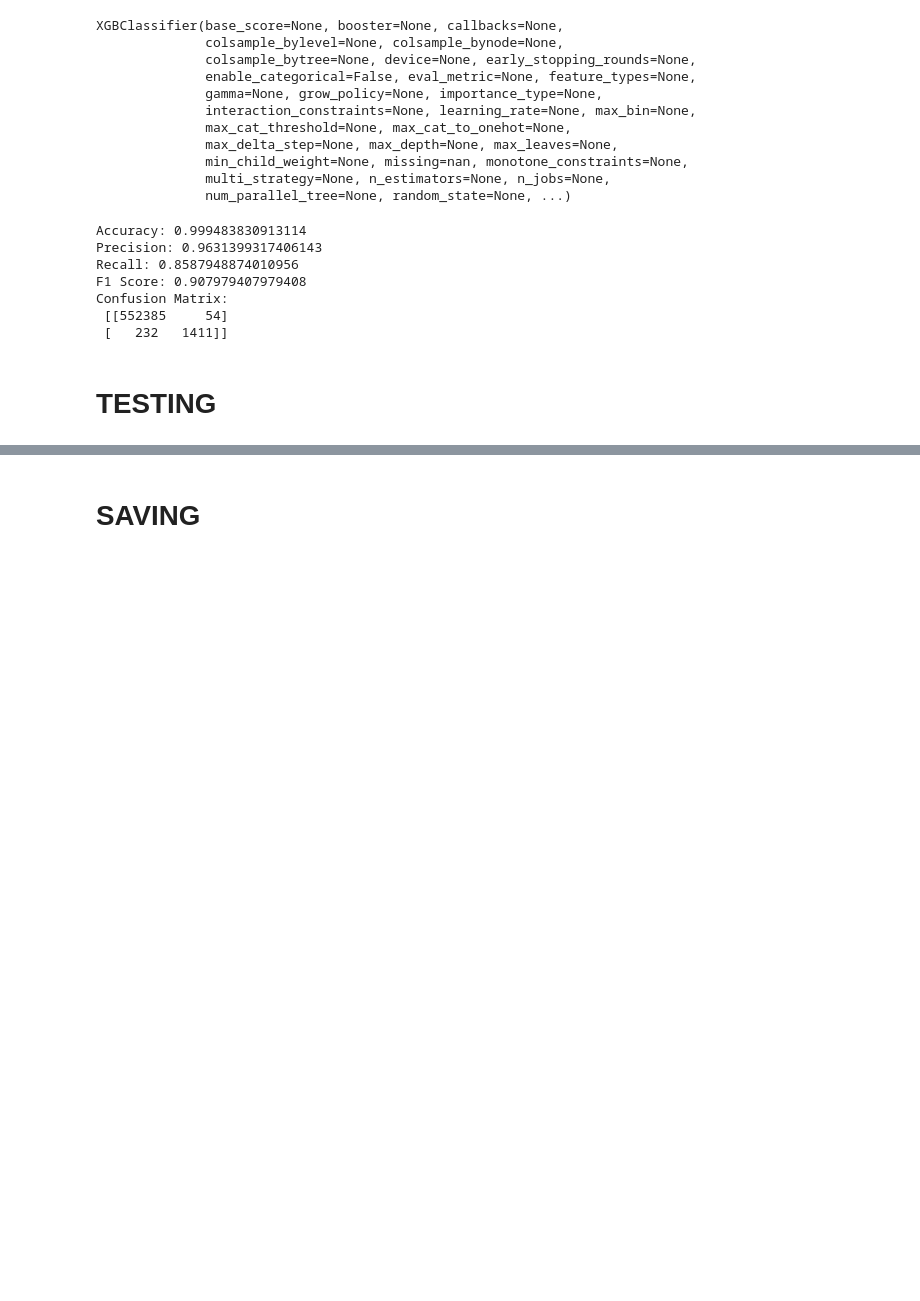
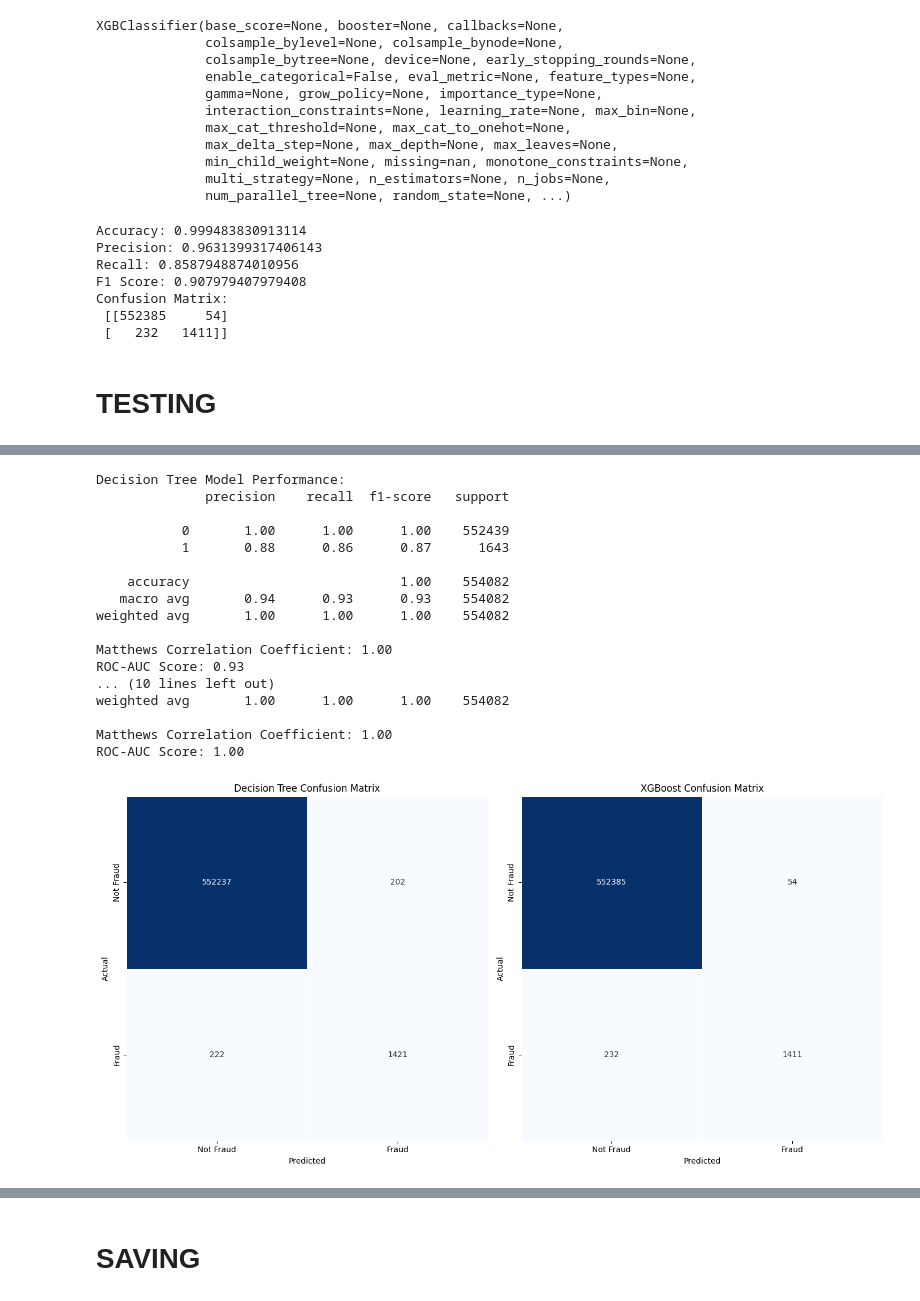
Before and after one commit to Abdullah1423/ML_fraud_Detection, a Jupyter notebook: fraud_Detection.ipynb, the cells around one changed output, grey strips where cells are left out. Cells and saved outputs as stored; diff of their text form; code cells hidden in the pictures; blank space fills up the shorter version.

```diff
--- a/fraud_Detection.ipynb
+++ b/fraud_Detection.ipynb
@@ -357,5 +358,12 @@ print("Classification Report:\n", classification_report(Y_test, Y_pred_SVM))
 # %% [markdown]
 ### FeedFowrward
+# %%
+# Apply undersampling to balance the data
+undersampler = RandomUnderSampler(random_state=42)
+X_resampled, y_resampled = undersampler.fit_resample(X, Y)
+# %%
+# Split the resampled dataset into training and testing sets
+X_train, X_test, y_train, y_test = train_test_split(X_resampled, y_resampled, test_size=0.2, random_state=42)
 # %%
 class FFNN(nn.Module):
     def __init__(self, input_size, hidden_size, output_size):
@@ -452,6 +459,10 @@ Confusion Matrix:
 # %%
 # Define the model
 modelDTC = DecisionTreeClassifier()
+# %%
+X = DB_Pros[['step', 'type', 'amount', 'oldbalanceOrig', 'newbalanceOrig', 'oldbalanceDest', 'newbalanceDest','percentage_NEW','percentage_OLD']]
+Y = DB_Pros['isFraud']
+X_train, X_test, Y_train, Y_test = train_test_split(X, Y, test_size=0.2, random_state=42, stratify=Y)
 # %%
 # Train the model
 modelDTC.fit(X_train, Y_train)
@@ -533,6 +551,6 @@ Confusion Matrix:
 # %%
-y_pred = modelDTC.predict(X_test)
-predicted_probabilities = modelDTC.predict_proba(X_test)
+y_pred = modelXGB.predict(X_test)
+predicted_probabilities = modelXGB.predict_proba(X_test)
 accuracy = accuracy_score(Y_test, y_pred)
 
 print(classification_report(Y_test, y_pred))
@@ -577,0 +578,56 @@ ValueError: Classification metrics can't handle a mix of continuous-multioutput
+# %%
+def compare_models(modelDTC, modelXGB, X_test, y_test, labels=['Not Fraud', 'Fraud']):
+    models = [modelDTC, modelXGB]
+    model_names = ['Decision Tree', 'XGBoost']
+
+    plt.figure(figsize=(14, 7))
+
+    for i, model in enumerate(models):
+        # Predictions and probabilities
+        y_pred = model.predict(X_test)
+        predicted_probabilities = model.predict_proba(X_test)
+
+        # Metrics
+        accuracy = accuracy_score(y_test, y_pred)
+        roc_auc = roc_auc_score(y_test, predicted_probabilities[:, 1])
+
+        # Printing classification report and metrics
+        print(f"{model_names[i]} Model Performance:")
+        print(classification_report(y_test, y_pred))
+        print(f'Matthews Correlation Coefficient: {accuracy:.2f}')
+        print(f'ROC-AUC Score: {roc_auc:.2f}')
+        print("\n")
+
+        # Confusion matrix
+        plt.subplot(1, 2, i+1)
+        conf_matrix = confusion_matrix(y_test, y_pred)
+        sns.heatmap(conf_matrix, annot=True, fmt="d", linewidths=.5, cmap='Blues', cbar=False,
+                    xticklabels=labels, yticklabels=labels)
+        plt.title(f'{model_names[i]} Confusion Matrix')
+        plt.ylabel('Actual')
+        plt.xlabel('Predicted')
+
+    plt.tight_layout()
+    plt.show()
+
+
+compare_models(modelDTC, modelXGB, X_test, Y_test)
+# %% [output]
+Decision Tree Model Performance:
+              precision    recall  f1-score   support
+
+           0       1.00      1.00      1.00    552439
+           1       0.88      0.86      0.87      1643
+
+    accuracy                           1.00    554082
+   macro avg       0.94      0.93      0.93    554082
+weighted avg       1.00      1.00      1.00    554082
+
+Matthews Correlation Coefficient: 1.00
+ROC-AUC Score: 0.93
+... (10 lines left out)
+weighted avg       1.00      1.00      1.00    554082
+
+Matthews Correlation Coefficient: 1.00
+ROC-AUC Score: 1.00
+[figure, added]
```
Also changed, not shown: parts of 31 cells of this notebook, 2 other files.
